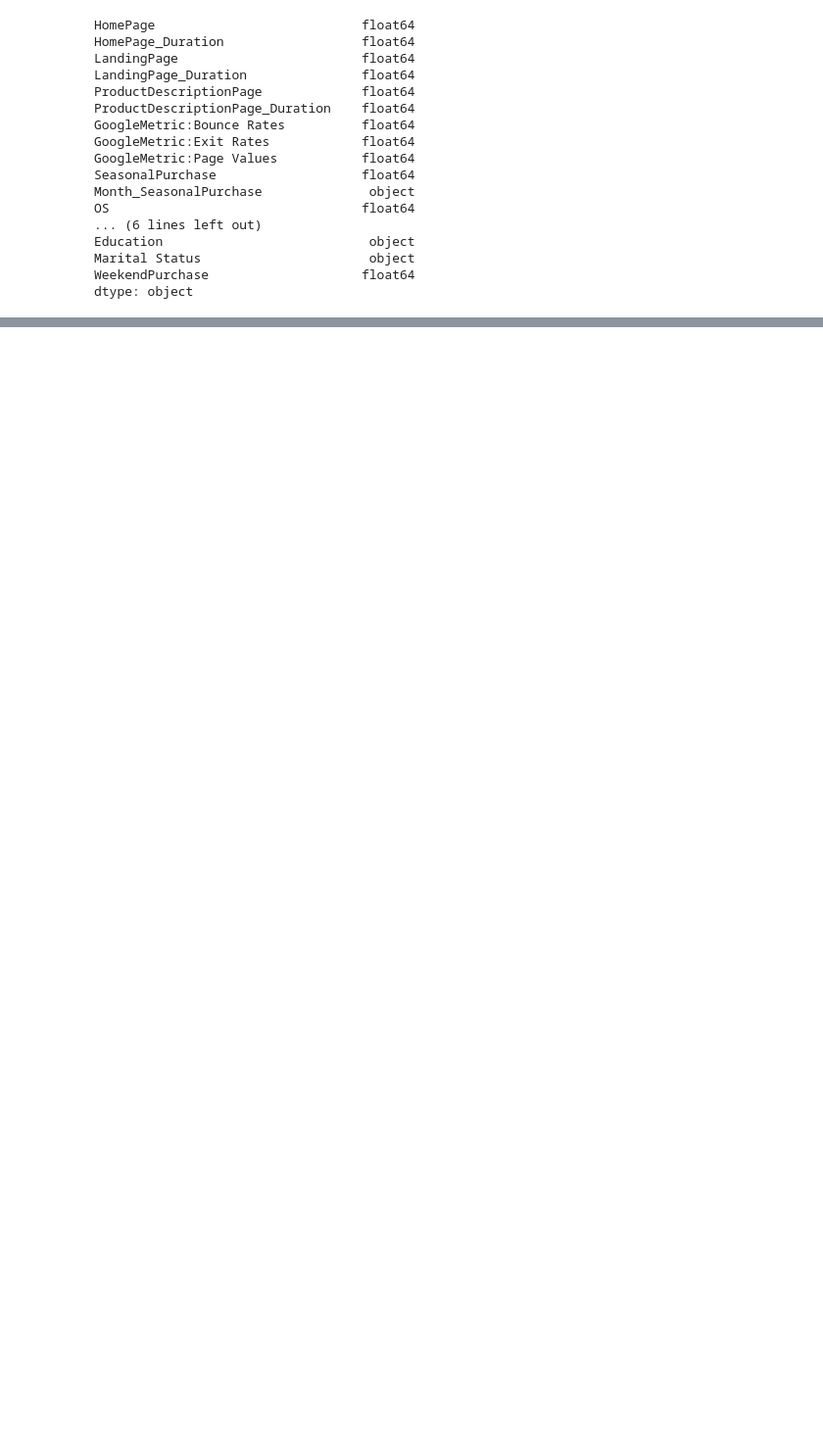
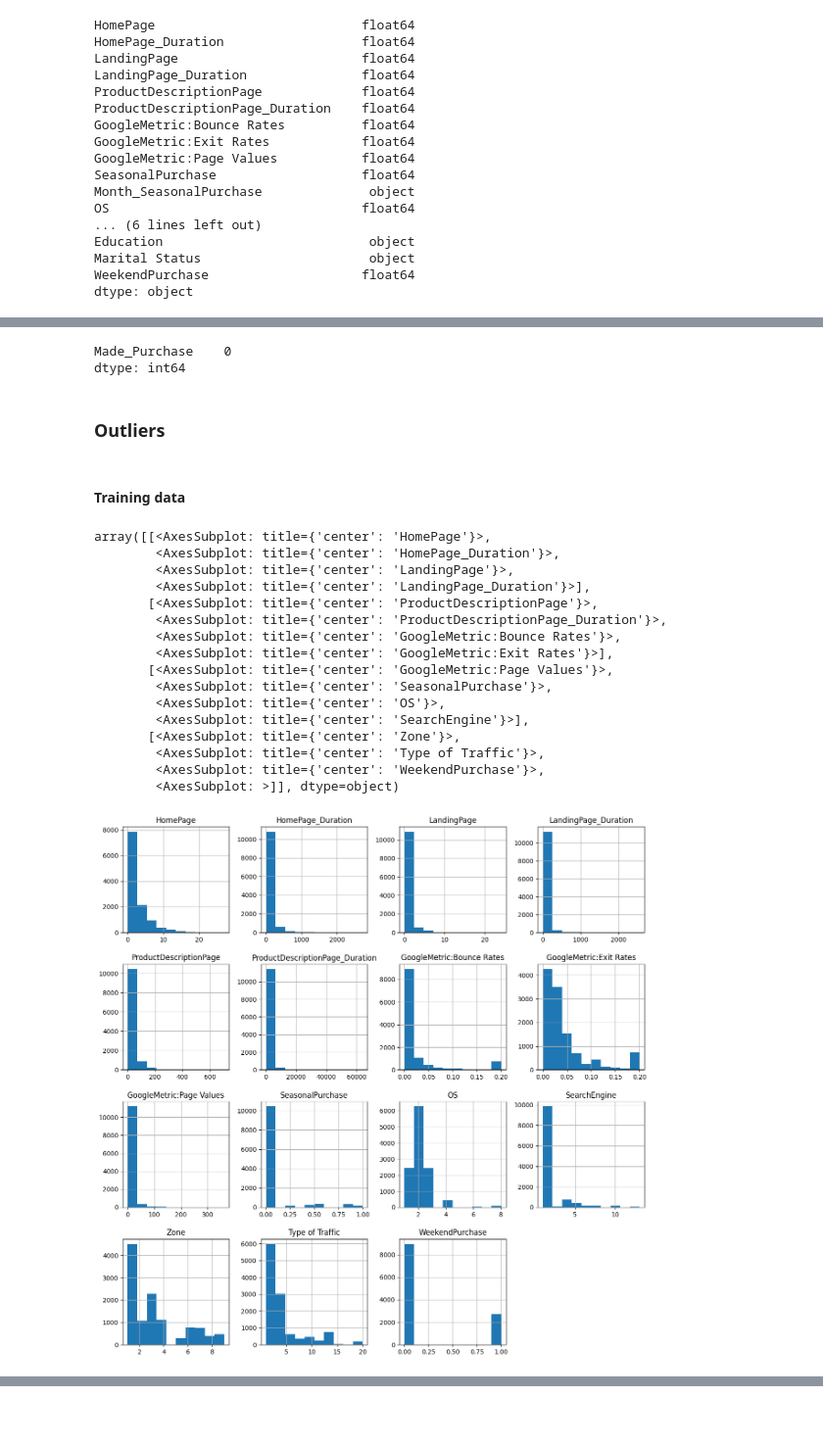
Before and after one commit to Nailsonseat/E-commerce-Shopper-s-Behaviour-Understanding, a Jupyter notebook: Final Notebook.ipynb, the cells around one changed output, grey strips where cells are left out. Shown at 98% size. Cells and saved outputs as stored; diff of their text form; code cells hidden in the pictures; blank space fills up the shorter version.

Commit message:
added description, Missing values, Outliers and correlation section

```diff
--- a/Final Notebook.ipynb
+++ b/Final Notebook.ipynb
@@ -24,6 +24,11 @@ y=pd.DataFrame(train_data['Made_Purchase'])
 # %% [markdown]
 ### Splitting in train and test data
 # %%
-X_train, X_test, y_train, y_test=train_test_split(X,y,test_size=0.2,random_state=42)
+X_train, X_test, y_train, y_test=train_test_split(X,y,test_size=0.2,shuffle=True,random_state=42)
+# %%
+X_train=pd.DataFrame(X_train)
+X_test=pd.DataFrame(X_test)
+y_train=pd.DataFrame(y_train)
+y_test=pd.DataFrame(y_test)
 # %% [markdown]
 # Data Exploration
@@ -69,0 +168,29 @@ dtype: object
+# %%
+y_test.isna().sum()
+# %% [output]
+Made_Purchase    0
+dtype: int64
+# %% [markdown]
+### Outliers
+# %% [markdown]
+#### Training data
+# %%
+X_train.hist(figsize=(15,15))
+# %% [output]
+array([[<AxesSubplot: title={'center': 'HomePage'}>,
+        <AxesSubplot: title={'center': 'HomePage_Duration'}>,
+        <AxesSubplot: title={'center': 'LandingPage'}>,
+        <AxesSubplot: title={'center': 'LandingPage_Duration'}>],
+       [<AxesSubplot: title={'center': 'ProductDescriptionPage'}>,
+        <AxesSubplot: title={'center': 'ProductDescriptionPage_Duration'}>,
+        <AxesSubplot: title={'center': 'GoogleMetric:Bounce Rates'}>,
+        <AxesSubplot: title={'center': 'GoogleMetric:Exit Rates'}>],
+       [<AxesSubplot: title={'center': 'GoogleMetric:Page Values'}>,
+        <AxesSubplot: title={'center': 'SeasonalPurchase'}>,
+        <AxesSubplot: title={'center': 'OS'}>,
+        <AxesSubplot: title={'center': 'SearchEngine'}>],
+       [<AxesSubplot: title={'center': 'Zone'}>,
+        <AxesSubplot: title={'center': 'Type of Traffic'}>,
+        <AxesSubplot: title={'center': 'WeekendPurchase'}>,
+        <AxesSubplot: >]], dtype=object)
+[figure, added]
```
Also changed, not shown: parts of 15 cells of this notebook.
